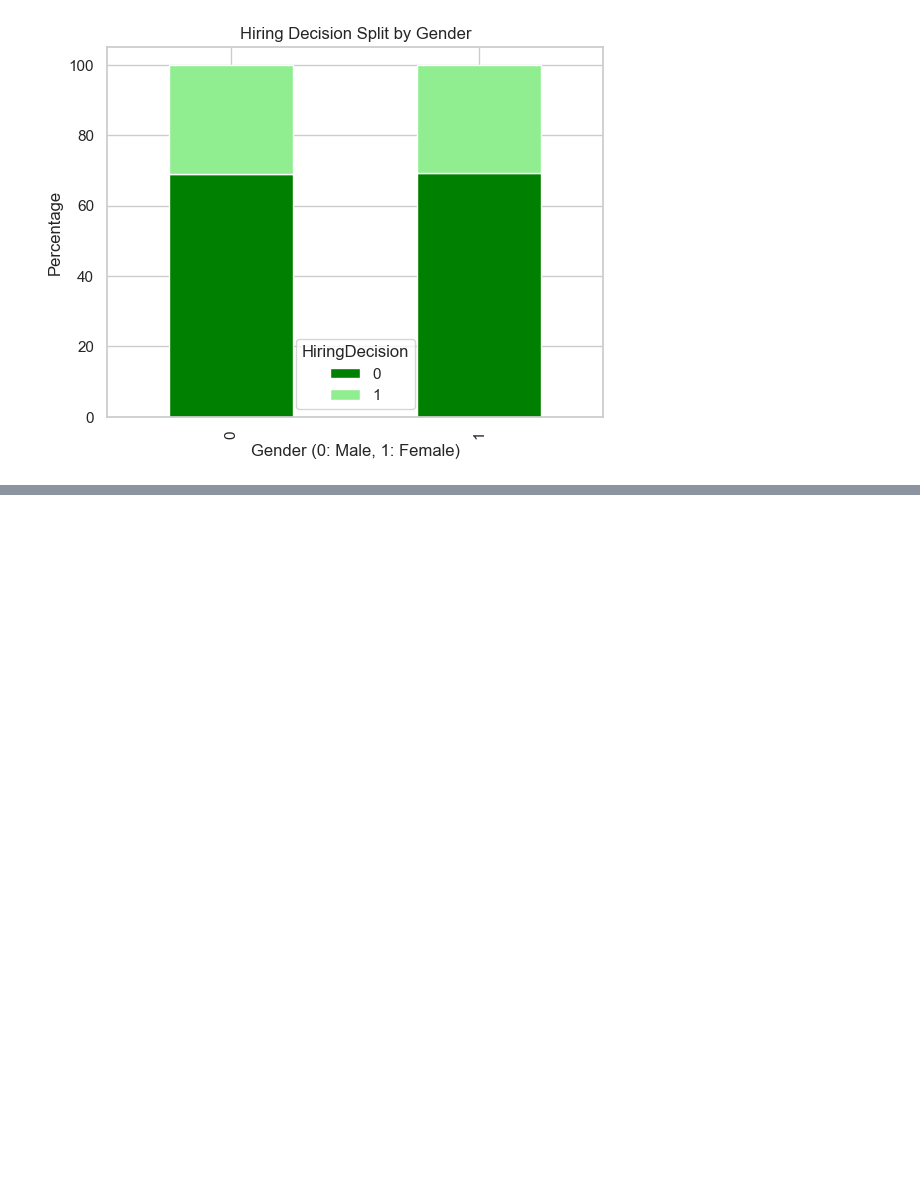
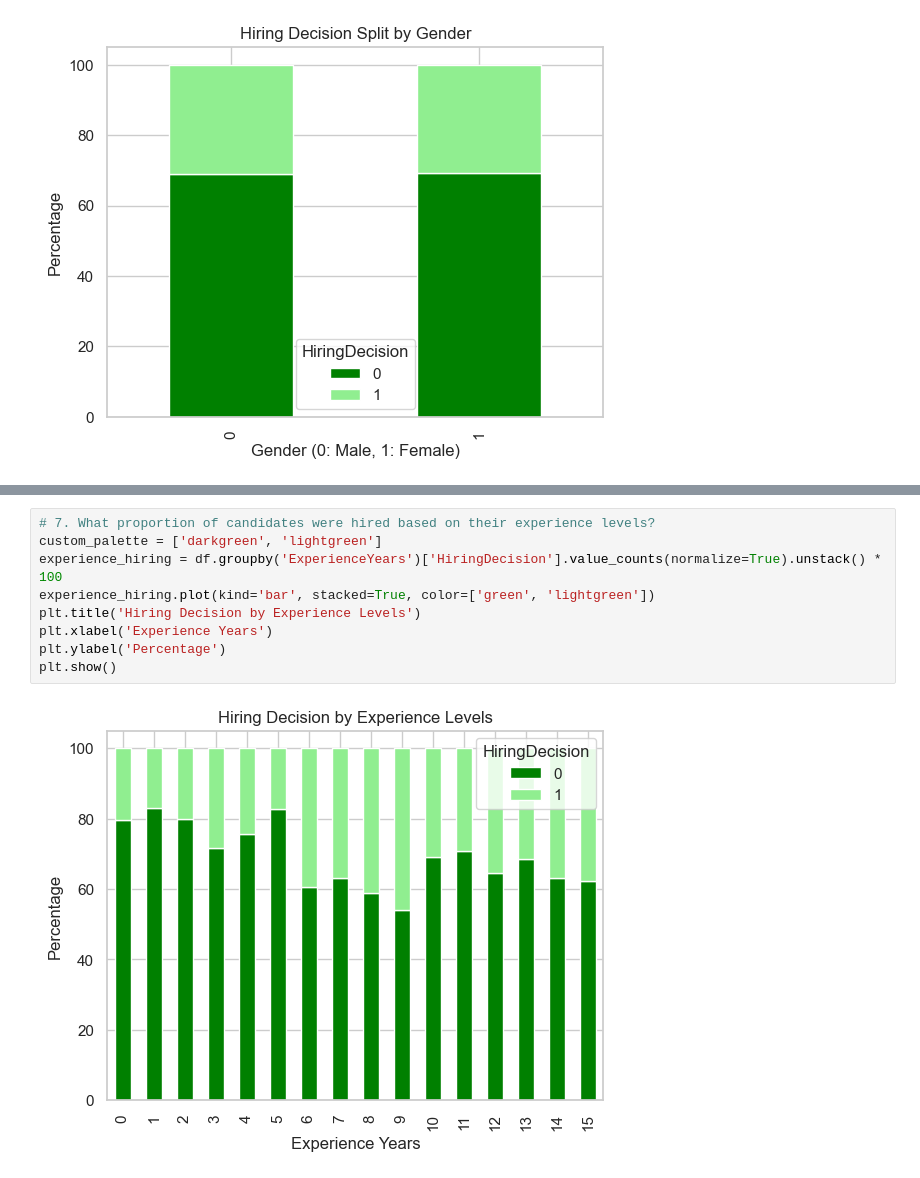
Before and after one commit to Eunnylans/Hiring--Analysis--Using--Linear--Regression, a Jupyter notebook: Predicting--Hiring--Decisions.ipynb, the cells around one changed output, grey strips where cells are left out. Drawn from its saved outputs; the diff is of its cells as text; blank space fills up the shorter version.

```diff
--- a/Predicting--Hiring--Decisions.ipynb
+++ b/Predicting--Hiring--Decisions.ipynb
@@ -889,0 +927,11 @@ plt.show()
+# %%
+# 7. What proportion of candidates were hired based on their experience levels?
+custom_palette = ['darkgreen', 'lightgreen']
+experience_hiring = df.groupby('ExperienceYears')['HiringDecision'].value_counts(normalize=True).unstack() * 100
+experience_hiring.plot(kind='bar', stacked=True, color=['green', 'lightgreen'])
+plt.title('Hiring Decision by Experience Levels')
+plt.xlabel('Experience Years')
+plt.ylabel('Percentage')
+plt.show()
+# %% [output]
+[figure, added]
```
Also changed, not shown: parts of 3 cells of this notebook, 1 other file.
